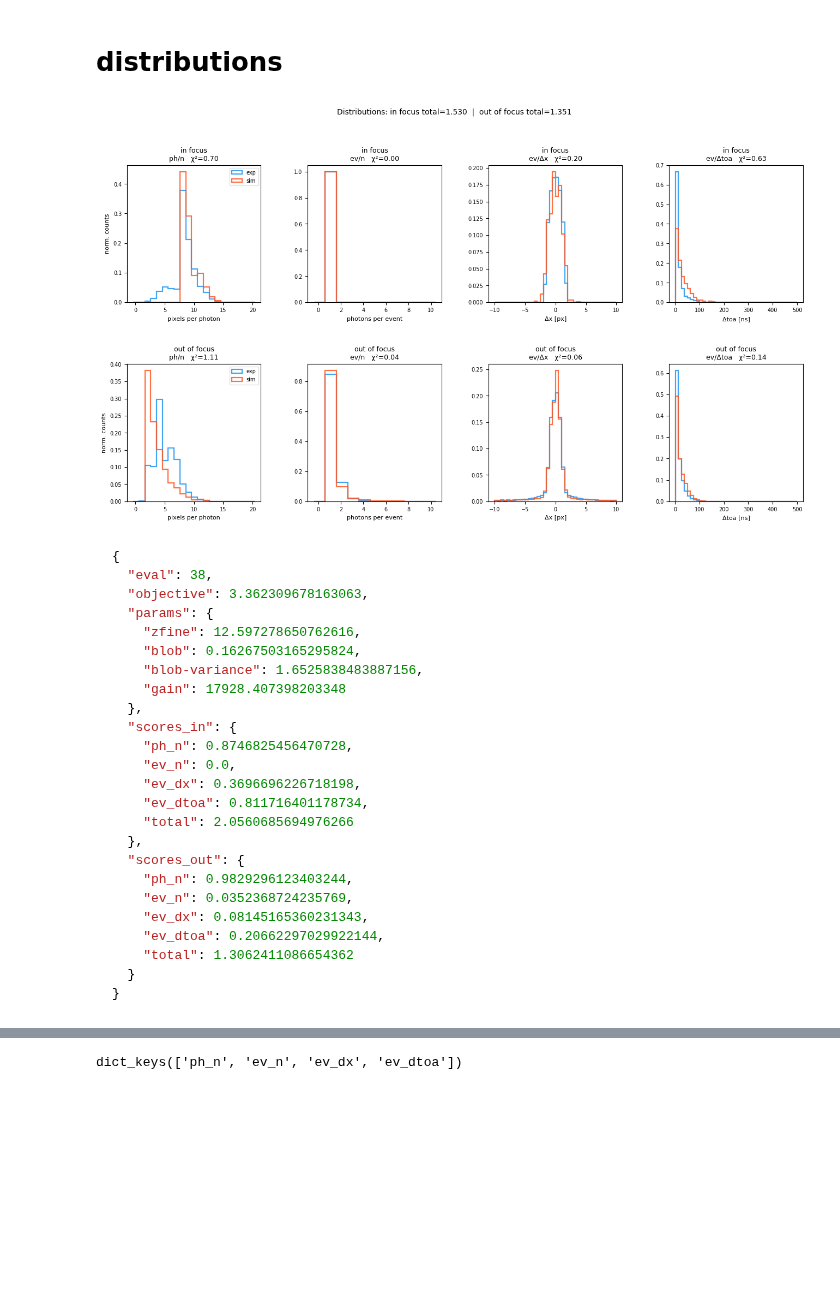
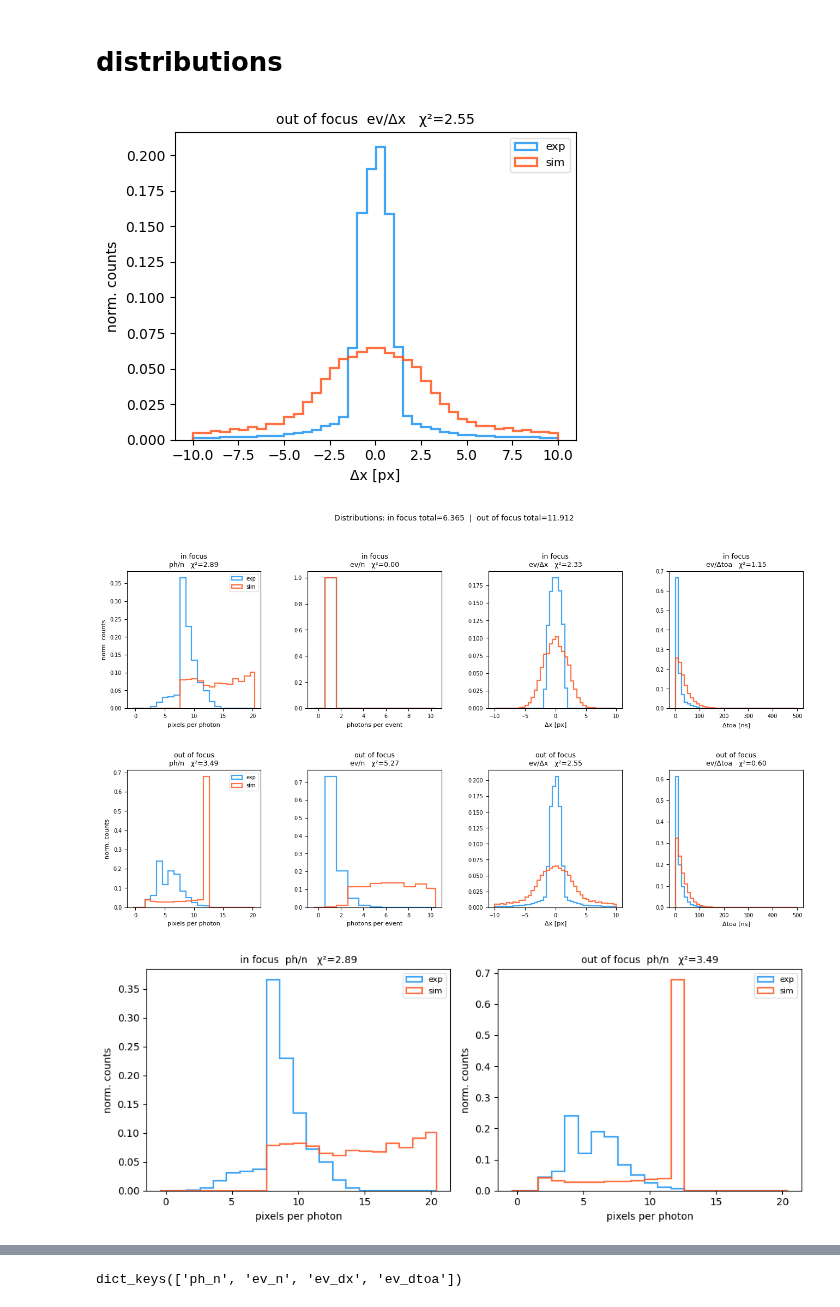
Before and after one commit to TsvikiHirsh/G4LumaCam, a Jupyter notebook: notebooks/read_merge_results.ipynb, the cells around one changed output, grey strips where cells are left out. Saved outputs shown, nothing was run; the diff lists cells and outputs as text; code cells hidden in the pictures; blank space fills up the shorter version.

````diff
--- a/notebooks/read_merge_results.ipynb
+++ b/notebooks/read_merge_results.ipynb
@@ -301,41 +278,16 @@ dtypes: float64(23), int64(1), object(1)
 memory usage: 1.5+ GB
 # %% [markdown]
 # distributions
-# %%
-from empindex.plot import DistPlot
-
-dp = DistPlot(inf="lumacam_optimize/opt_refined//eval_0056/in_focus.json",
-              oof="lumacam_optimize/opt_refined//eval_0056/out_of_focus.json")
-# dp = DistPlot.from_val_dir("archive/openbeam_ptb_hs/z30")
-dp.plot(kind="all");          # 2×4 grid
-# dp.plot(kind="ph/n")         # single panel, both rows
-# dp.plot(kind="ev_dx", focus="out_of_focus")
-# %% [output]
-[figure, removed]
-# %% [markdown]
-```json
-{
-  "eval": 38,
-  "objective": 3.362309678163063,
-  "params": {
-    "zfine": 12.597278650762616,
-    "blob": 0.16267503165295824,
-    "blob-variance": 1.6525838483887156,
-    "gain": 17928.407398203348
-  },
-  "scores_in": {
-    "ph_n": 0.8746825456470728,
-    "ev_n": 0.0,
-    "ev_dx": 0.3696696226718198,
-    "ev_dtoa": 0.811716401178734,
-    "total": 2.0560685694976266
-  },
-  "scores_out": {
-    "ph_n": 0.9829296123403244,
-    "ev_n": 0.0352368724235769,
-    "ev_dx": 0.08145165360231343,
-    "ev_dtoa": 0.20662297029922144,
-    "total": 1.3062411086654362
-  }
-}
-```
+# %%
+from empindex.plot import DistPlot
+
+dp = DistPlot(inf="archive/openbeam_ptb/z/in_focus.json",
+              oof="archive/openbeam_ptb/z/out_of_focus.json")
+# dp = DistPlot.from_val_dir("archive/openbeam_ptb_hs/z30")
+dp.plot(kind="all")          # 2×4 grid
+dp.plot(kind="ph/n")         # single panel, both rows
+dp.plot(kind="ev_dx", focus="out_of_focus")
+# %% [output]
+[figure, added]
+[figure, added]
+[figure, added]
````
Also changed, not shown: parts of 6 cells of this notebook, 2 other files.
